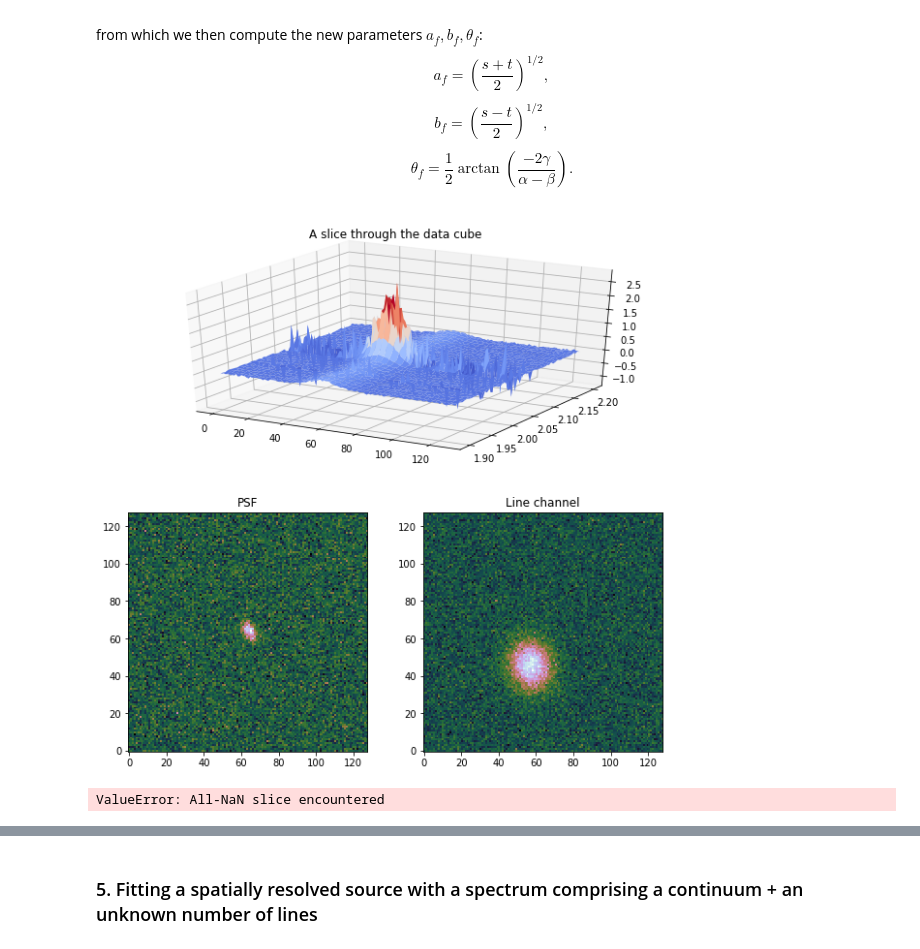
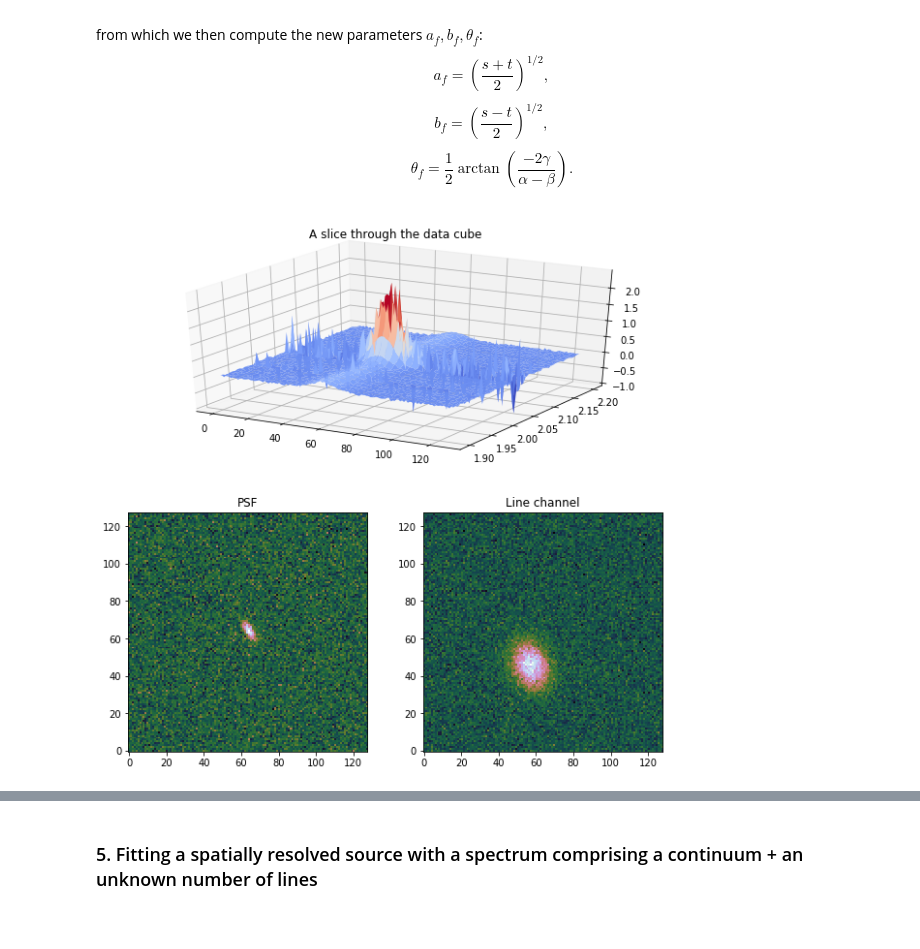
Before and after one commit to jwuphysics/fitting-a-model-to-data, a Jupyter notebook: notebook/Fitting a model to a data cube.ipynb, the cells around one changed output, grey strips where cells are left out. Saved outputs shown, nothing was run; the diff lists cells and outputs as text; code cells hidden in the pictures.

```diff
--- a/notebook/Fitting a model to a data cube.ipynb
+++ b/notebook/Fitting a model to a data cube.ipynb
@@ -72,7 +72,7 @@ def gaussian_cylindrical((ii, jj, N_k), *gaussian_2d_params):
 
 # use curve_fit to find optimized params
 params_opt, params_cov = optimize.curve_fit(gaussian_cylindrical, (ii, jj, N_k), np.ravel(data), p0=params_init,
-                            bounds=([0., 0., 0., 0., 0., 0.], [np.inf, N_i, N_j, np.inf, np.inf, 90.]))
+                            bounds=([0., 0., 0., 0., 0., -90.], [np.inf, N_i, N_j, np.inf, np.inf, 90.]))
 
 model = np.array([gaussian_2d((ii, jj), *params_opt) for k in xrange(N_k)])
 # %%
@@ -244,7 +244,7 @@ def raveled_continuum_model((ii, jj, wavelengths), *continuum_params):
 
 # use curve_fit to find optimized params
 params_opt, params_cov = optimize.curve_fit(raveled_continuum_model, (ii, jj, wavelengths), np.ravel(data), p0=params_init,
-                    bounds=([0., -np.inf, 0., 0., 0., 0., 0.], [np.inf, np.inf, N_i, N_j, np.inf, np.inf, 90.]))
+                    bounds=([0., -np.inf, 0., 0., 0., 0., -90.], [np.inf, np.inf, N_i, N_j, np.inf, np.inf, 90.]))
 
 model = continuum_model((ii, jj, wavelengths), *params_opt).reshape(data.shape)
 
@@ -570,44 +570,44 @@ wavelengths = np.linspace(1.9, 2.2, N_k)
 # 5 model params, 5 spatial gaussian params, and now 3 PSF/beam params
 true_params = [50., 1.5, 0.06, 2.05, 0.03,
                45.67, 56.78, 5.5, 2.3, 40.,
-               3.5, 2.2, -30.]
+               3.5, 1.5, -30.]
 
 ii, jj = np.meshgrid(xrange(N_i), xrange(N_j))
 data = np.array([brightness((ii, jj, wavelength), *true_params) for wavelength in wavelengths])
 psf_image = gaussian_2d((ii, jj),
                         1/np.sqrt(2*np.pi*true_params[-3]*true_params[-2]), N_i/2., N_j/2., *true_params[-3:])
 
 # add some noise through cube
 data += np.random.normal(0, 0.02, (N_k, N_i, N_j))
 for k in [13, 28, 30, 31, 32, 35]:
     data[k] += np.random.normal(0, 0.40, (N_i, N_j))
 
 # let's add some noise to the PSF too, why not
 psf_image += np.random.normal(0, 0.02, (N_i, N_j))
 
 fig = plt.figure(figsize=(10, 10))
 
 ax = plt.subplot2grid((2, 2), (0, 0), colspan=2, projection='3d')
 ax2 = plt.subplot2grid((2, 2), (1, 0))
 ax3 = plt.subplot2grid((2, 2), (1, 1))
 
 # plot along i=45
 ax.set_title('A slice through the data cube')
 ax.plot_surface(*np.meshgrid(xrange(N_j), wavelengths), Z=data[:, 45, :], cmap='coolwarm');
 
 # plot PSF
 ax2.set_title('PSF')
 ax2.imshow(psf_image, origin='lower', cmap='cubehelix');
 
 # plot line channel
 ax3.set_title('Line channel')
 ax3.imshow(data[43], origin='lower', cmap='cubehelix');
 # %% [output]
-[figure, old version]
+[figure, new version]
 # %%
 # estimate uncertainties
 data_uncertainties = np.array([np.nanstd(reject_outliers(channel, num_std=3)) for channel in data])
-psf_uncertainties = np.nanstd(reject_outliers(psf_image, num_std=3))
+psf_uncertainty = np.nanstd(reject_outliers(psf_image, num_std=3))
 
 # spatial gaussian initial guesses
 i0_init, j0_init = np.median([np.unravel_index(np.nanargmax(data[k]), (N_i, N_j)) for k in xrange(N_k)], axis=0)
@@ -615,13 +615,12 @@ i_std_init, j_std_init = 5., 5.
 position_angle_init = 45.
 
 # psf parameter guesses
-bmaj_init, bmin_init = 3., 2.5
+bmaj_init, bmin_init = 2., 2.
+bpa_init = 45.
 
 # and give our best shot at the rest of the parameters
-continuum_slope_init = -1.0
+continuum_slope_init = 1.0
 continuum_flux_density_init = np.nanpercentile(data, 90.) * (2*np.pi*i_std_init*j_std_init)
 line_center_init = np.nanmedian(wavelengths)
 line_width_init = 0.1 # [um]
 line_flux_init = np.nanpercentile(data, 98.) * np.sqrt(2*np.pi)*line_width_init/FWHM_TO_SIGMA
-# %% [output]
-ValueError: All-NaN slice encountered
```
Also changed, not shown: parts of 4 cells of this notebook.
